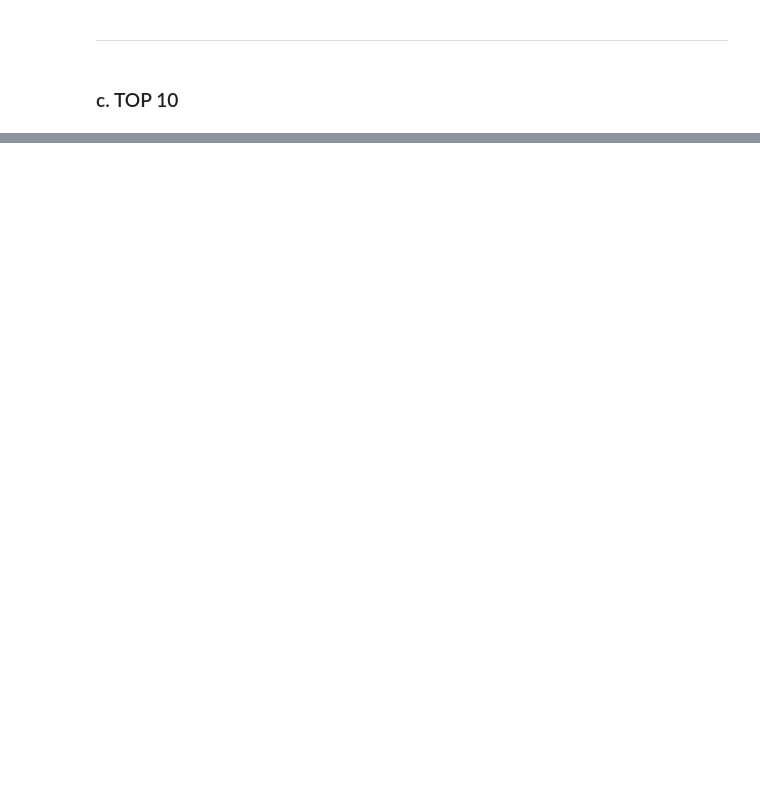
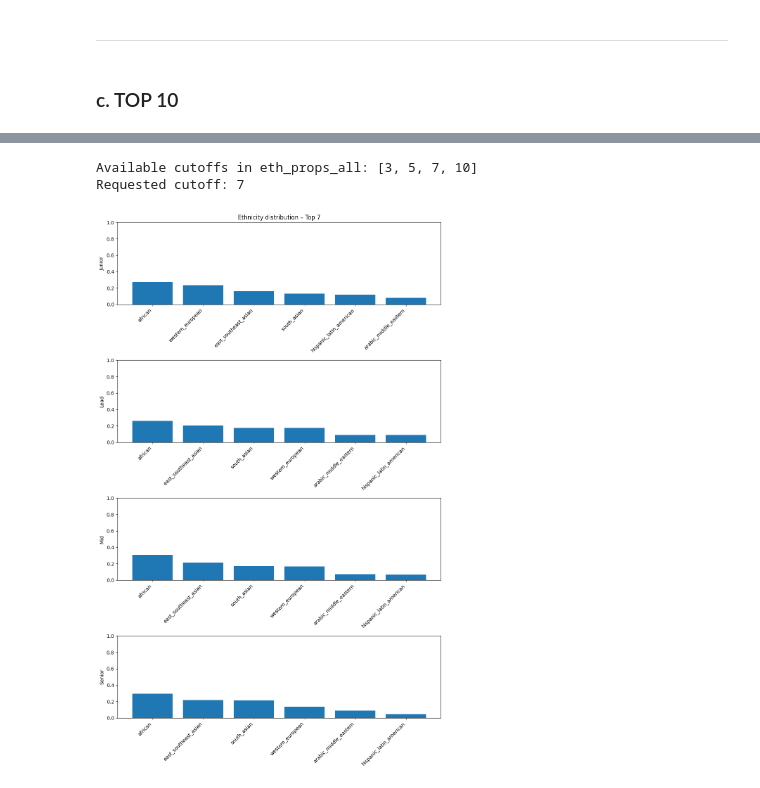
Before and after one commit to iug-htw/jobMatchingTest, a Jupyter notebook: 4b_top_k_analysis_jb_v3.ipynb, the cells around one changed output, grey strips where cells are left out. Cells and saved outputs as stored; diff of their text form; code cells hidden in the pictures; blank space fills up the shorter version.

```diff
--- a/4b_top_k_analysis_jb_v3.ipynb
+++ b/4b_top_k_analysis_jb_v3.ipynb
@@ -407,0 +677,6 @@ plt.show()
+# %%
+visualize_eth_for_k(results, k=7)
+# %% [output]
+Available cutoffs in eth_props_all: [3, 5, 7, 10]
+Requested cutoff: 7
+[figure, added]
```
Also changed, not shown: parts of 24 cells of this notebook, 20 other files.
